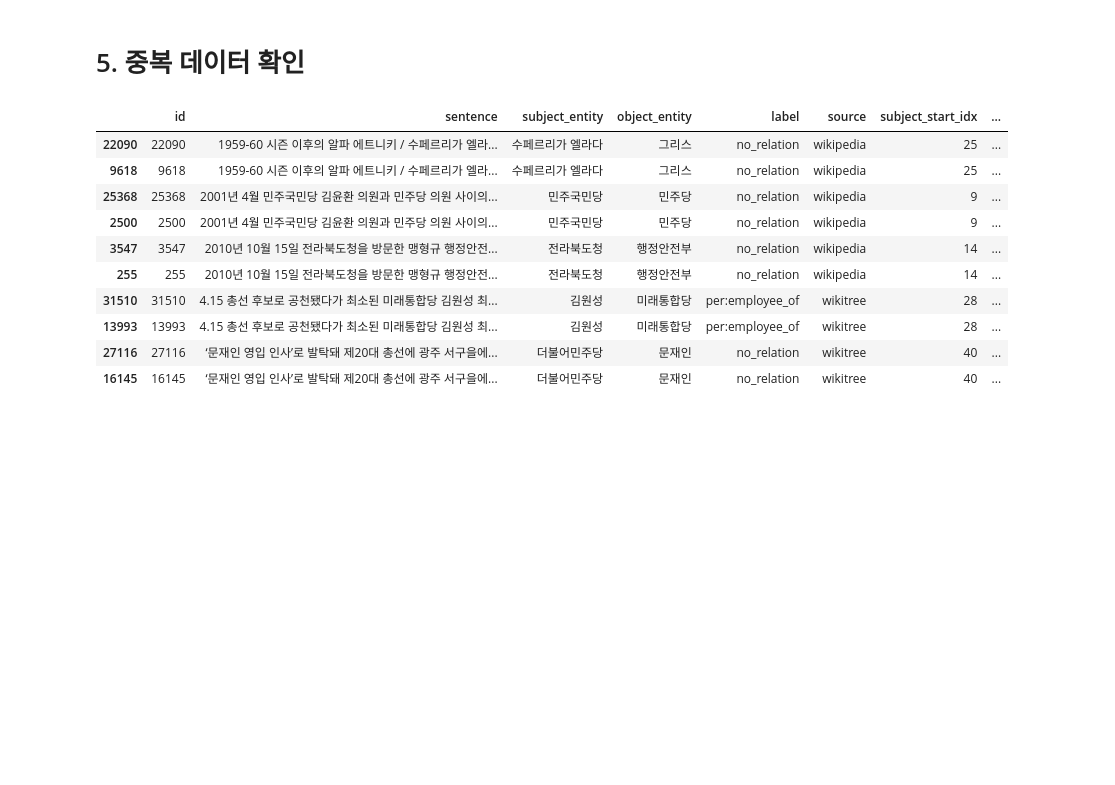
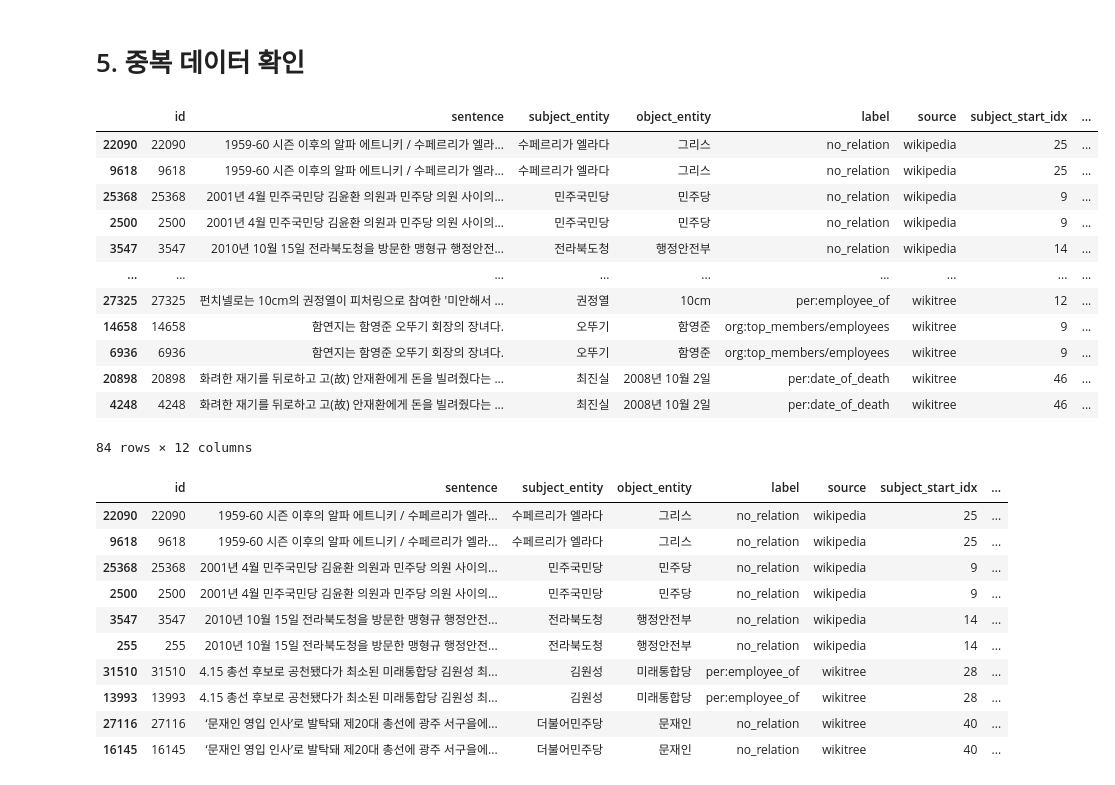
Before and after one commit to boostcampaitech5/level2_klue-nlp-02, a Jupyter notebook: data_analysis/beom_viz.ipynb, the cells around one changed output. Cells and saved outputs as stored; diff of their text form; code cells hidden in the pictures; blank space fills up the shorter version.

```diff
--- a/data_analysis/beom_viz.ipynb
+++ b/data_analysis/beom_viz.ipynb
@@ -244,6 +244,23 @@ plt.show()
 [figure]
 # %% [markdown]
 # 5. 중복 데이터 확인
+# %%
+column = ['sentence', 'subject_entity', 'object_entity', 'label', 'subject_start_idx', 'object_start_idx', 'subject_end_idx', 'object_end_idx', 'source']
+train_df[train_df.duplicated(column, keep=False)].sort_values(by='sentence')
+# %% [output]
+|  | id | sentence | subject_entity | object_entity | label | source | subject_start_idx | ... |
+| 22090 | 22090 | 1959-60 시즌 이후의 알파 에트니키 / 수페르리가 엘라... | 수페르리가 엘라다 | 그리스 | no_relation | wikipedia | 25 | ... |
+| 9618 | 9618 | 1959-60 시즌 이후의 알파 에트니키 / 수페르리가 엘라... | 수페르리가 엘라다 | 그리스 | no_relation | wikipedia | 25 | ... |
+| 25368 | 25368 | 2001년 4월 민주국민당 김윤환 의원과 민주당 의원 사이의... | 민주국민당 | 민주당 | no_relation | wikipedia | 9 | ... |
+| 2500 | 2500 | 2001년 4월 민주국민당 김윤환 의원과 민주당 의원 사이의... | 민주국민당 | 민주당 | no_relation | wikipedia | 9 | ... |
+| 3547 | 3547 | 2010년 10월 15일 전라북도청을 방문한 맹형규 행정안전... | 전라북도청 | 행정안전부 | no_relation | wikipedia | 14 | ... |
+| ... | ... | ... | ... | ... | ... | ... | ... | ... |
+| 27325 | 27325 | 펀치넬로는 10cm의 권정열이 피처링으로 참여한 '미안해서 ... | 권정열 | 10cm | per:employee_of | wikitree | 12 | ... |
+| 14658 | 14658 | 함연지는 함영준 오뚜기 회장의 장녀다. | 오뚜기 | 함영준 | org:top_members/employees | wikitree | 9 | ... |
+| 6936 | 6936 | 함연지는 함영준 오뚜기 회장의 장녀다. | 오뚜기 | 함영준 | org:top_members/employees | wikitree | 9 | ... |
+| 20898 | 20898 | 화려한 재기를 뒤로하고 고(故) 안재환에게 돈을 빌려줬다는 ... | 최진실 | 2008년 10월 2일 | per:date_of_death | wikitree | 46 | ... |
+| 4248 | 4248 | 화려한 재기를 뒤로하고 고(故) 안재환에게 돈을 빌려줬다는 ... | 최진실 | 2008년 10월 2일 | per:date_of_death | wikitree | 46 | ... |
+84 rows × 12 columns
 # %%
 train_df[train_df.duplicated(['sentence', 'subject_entity', 'object_entity', 'label'], keep=False)].sort_values(by='sentence').head(10)
 # %% [output]
```
Also changed, not shown: 2 other files.
